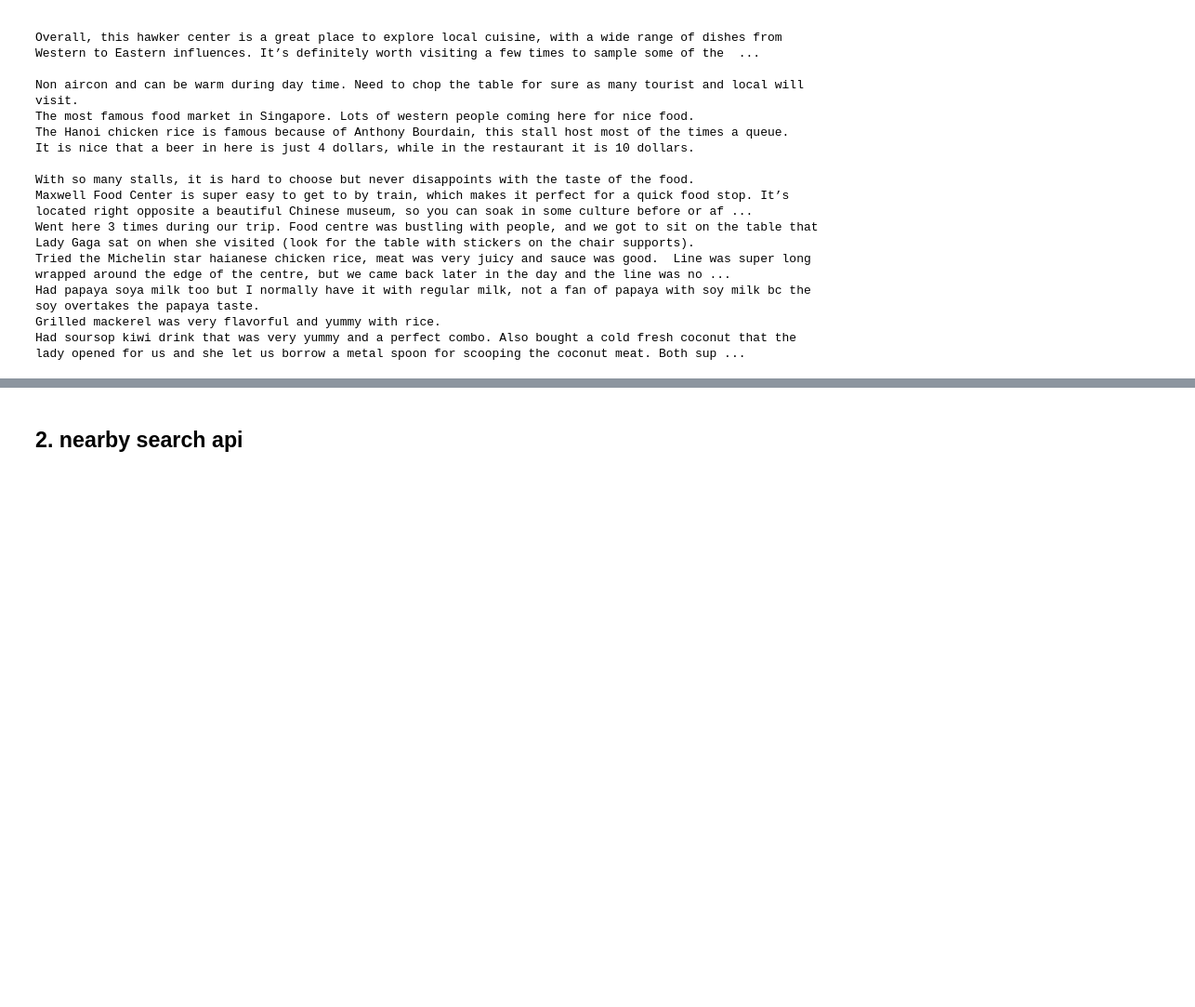
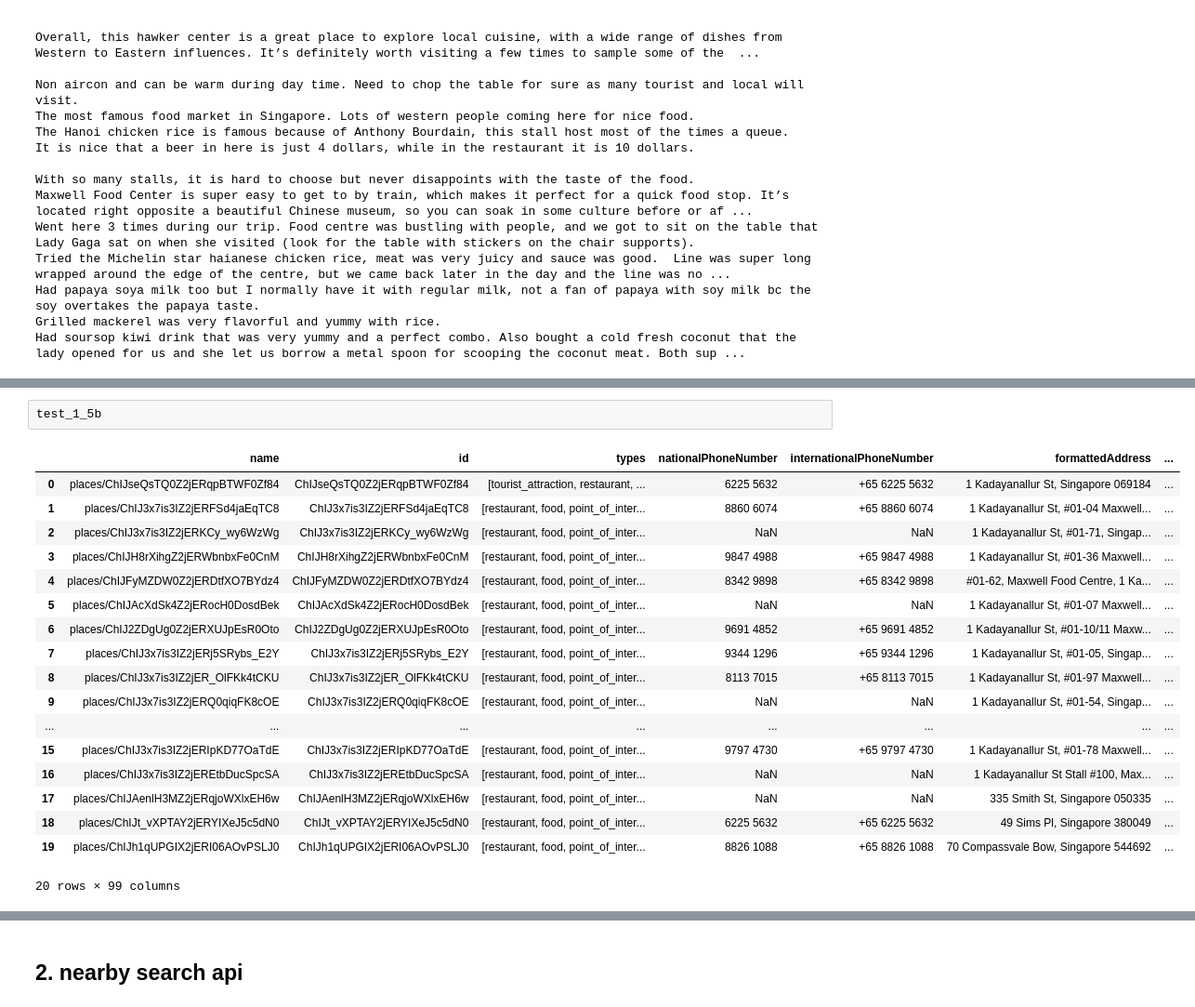
Before and after one commit to koshyan/places-api, a Jupyter notebook: places_api.ipynb, the cells around one changed output, grey strips where cells are left out. Shown at 93% size. Cells and saved outputs as stored; diff of their text form; blank space fills up the shorter version.

```diff
--- a/places_api.ipynb
+++ b/places_api.ipynb
@@ -619,0 +701,21 @@ Had soursop kiwi drink that was very yummy and a perfect combo. Also bought a co
+# %%
+test_1_5b
+# %% [output]
+|  | name | id | types | nationalPhoneNumber | internationalPhoneNumber | formattedAddress | ... |
+| 0 | places/ChIJseQsTQ0Z2jERqpBTWF0Zf84 | ChIJseQsTQ0Z2jERqpBTWF0Zf84 | [tourist_attraction, restaurant, ... | 6225 5632 | +65 6225 5632 | 1 Kadayanallur St, Singapore 069184 | ... |
+| 1 | places/ChIJ3x7is3IZ2jERFSd4jaEqTC8 | ChIJ3x7is3IZ2jERFSd4jaEqTC8 | [restaurant, food, point_of_inter... | 8860 6074 | +65 8860 6074 | 1 Kadayanallur St, #01-04 Maxwell... | ... |
+| 2 | places/ChIJ3x7is3IZ2jERKCy_wy6WzWg | ChIJ3x7is3IZ2jERKCy_wy6WzWg | [restaurant, food, point_of_inter... | NaN | NaN | 1 Kadayanallur St, #01-71, Singap... | ... |
+| 3 | places/ChIJH8rXihgZ2jERWbnbxFe0CnM | ChIJH8rXihgZ2jERWbnbxFe0CnM | [restaurant, food, point_of_inter... | 9847 4988 | +65 9847 4988 | 1 Kadayanallur St, #01-36 Maxwell... | ... |
+| 4 | places/ChIJFyMZDW0Z2jERDtfXO7BYdz4 | ChIJFyMZDW0Z2jERDtfXO7BYdz4 | [restaurant, food, point_of_inter... | 8342 9898 | +65 8342 9898 | #01-62, Maxwell Food Centre, 1 Ka... | ... |
+| 5 | places/ChIJAcXdSk4Z2jERocH0DosdBek | ChIJAcXdSk4Z2jERocH0DosdBek | [restaurant, food, point_of_inter... | NaN | NaN | 1 Kadayanallur St, #01-07 Maxwell... | ... |
+| 6 | places/ChIJ2ZDgUg0Z2jERXUJpEsR0Oto | ChIJ2ZDgUg0Z2jERXUJpEsR0Oto | [restaurant, food, point_of_inter... | 9691 4852 | +65 9691 4852 | 1 Kadayanallur St, #01-10/11 Maxw... | ... |
+| 7 | places/ChIJ3x7is3IZ2jERj5SRybs_E2Y | ChIJ3x7is3IZ2jERj5SRybs_E2Y | [restaurant, food, point_of_inter... | 9344 1296 | +65 9344 1296 | 1 Kadayanallur St, #01-05, Singap... | ... |
+| 8 | places/ChIJ3x7is3IZ2jER_OlFKk4tCKU | ChIJ3x7is3IZ2jER_OlFKk4tCKU | [restaurant, food, point_of_inter... | 8113 7015 | +65 8113 7015 | 1 Kadayanallur St, #01-97 Maxwell... | ... |
+| 9 | places/ChIJ3x7is3IZ2jERQ0qiqFK8cOE | ChIJ3x7is3IZ2jERQ0qiqFK8cOE | [restaurant, food, point_of_inter... | NaN | NaN | 1 Kadayanallur St, #01-54, Singap... | ... |
+| ... | ... | ... | ... | ... | ... | ... | ... |
+| 15 | places/ChIJ3x7is3IZ2jERIpKD77OaTdE | ChIJ3x7is3IZ2jERIpKD77OaTdE | [restaurant, food, point_of_inter... | 9797 4730 | +65 9797 4730 | 1 Kadayanallur St, #01-78 Maxwell... | ... |
+| 16 | places/ChIJ3x7is3IZ2jEREtbDucSpcSA | ChIJ3x7is3IZ2jEREtbDucSpcSA | [restaurant, food, point_of_inter... | NaN | NaN | 1 Kadayanallur St Stall #100, Max... | ... |
+| 17 | places/ChIJAenlH3MZ2jERqjoWXlxEH6w | ChIJAenlH3MZ2jERqjoWXlxEH6w | [restaurant, food, point_of_inter... | NaN | NaN | 335 Smith St, Singapore 050335 | ... |
+| 18 | places/ChIJt_vXPTAY2jERYIXeJ5c5dN0 | ChIJt_vXPTAY2jERYIXeJ5c5dN0 | [restaurant, food, point_of_inter... | 6225 5632 | +65 6225 5632 | 49 Sims Pl, Singapore 380049 | ... |
+| 19 | places/ChIJh1qUPGIX2jERI06AOvPSLJ0 | ChIJh1qUPGIX2jERI06AOvPSLJ0 | [restaurant, food, point_of_inter... | 8826 1088 | +65 8826 1088 | 70 Compassvale Bow, Singapore 544692 | ... |
+20 rows × 99 columns
```
Also changed, not shown: parts of 17 cells of this notebook.
